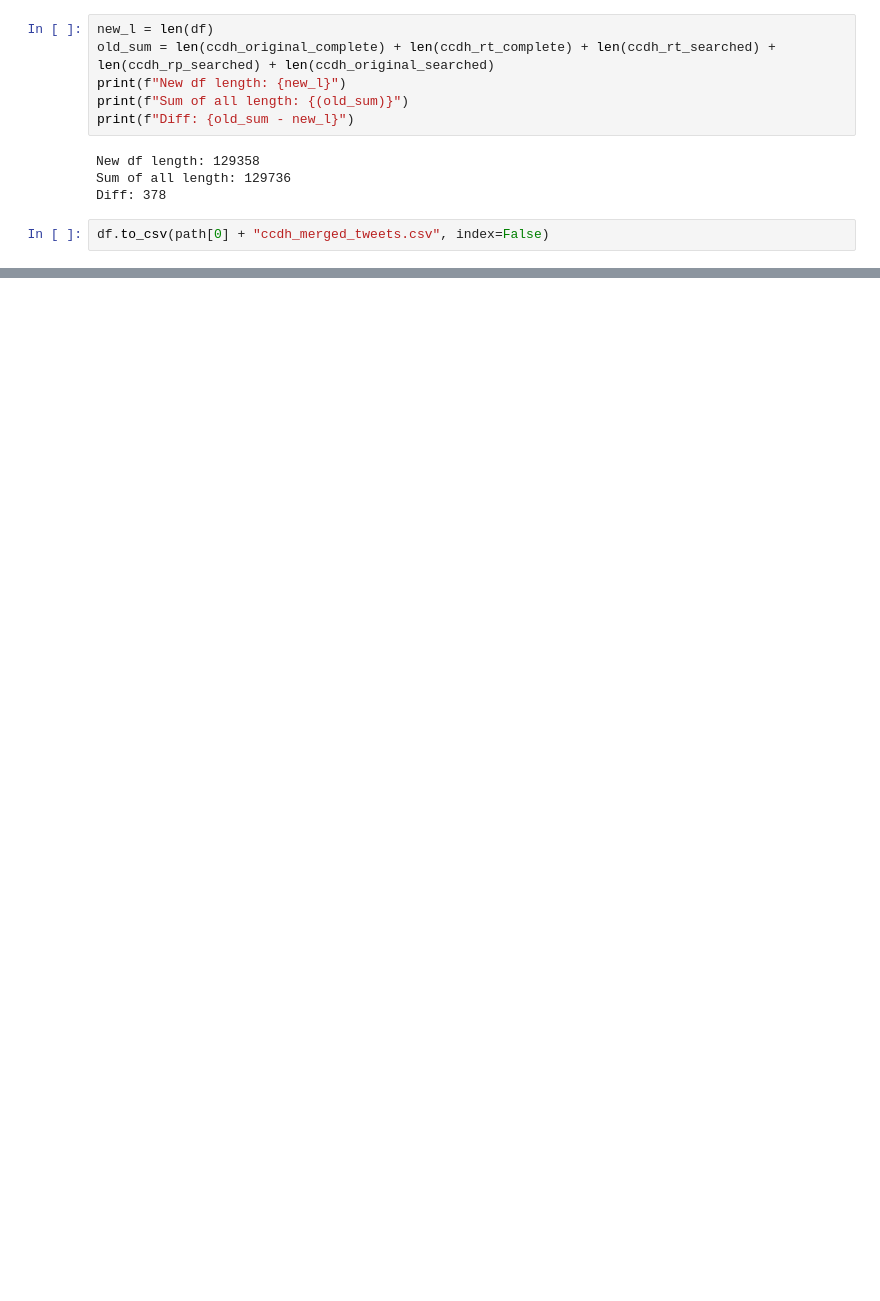
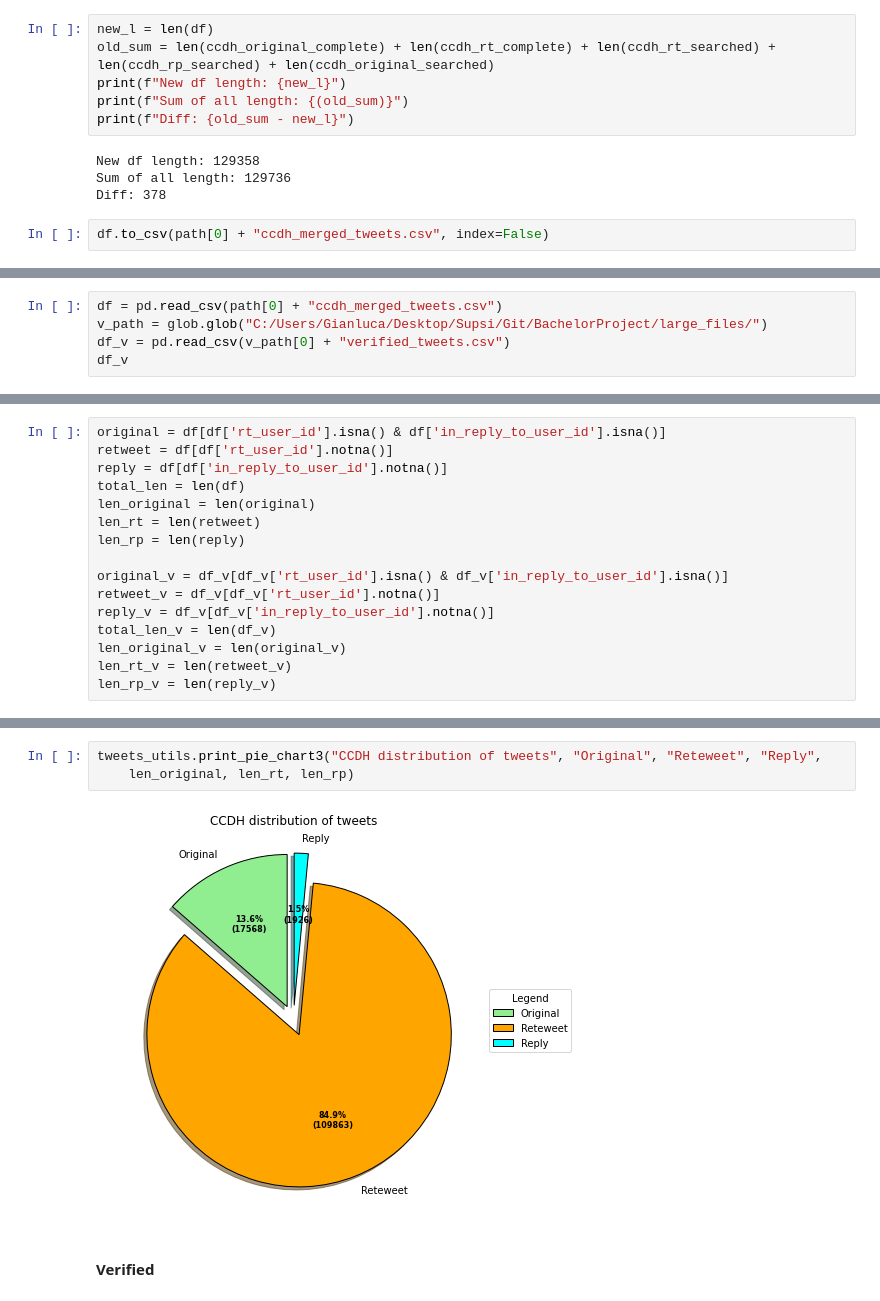
Before and after one commit to gi-ux/BachelorProject, a Jupyter notebook: notebook/Verified_Disinform.ipynb, the cells around one changed output, grey strips where cells are left out. Cells and saved outputs as stored; diff of their text form; blank space fills up the shorter version.

Commit message:
Plot some info

```diff
--- a/notebook/Verified_Disinform.ipynb
+++ b/notebook/Verified_Disinform.ipynb
@@ -316 +146,6 @@ df.to_csv(path[0] + "ccdh_merged_tweets.csv", index=False)
 <a id="ccdh_behaviour"/>
+# %%
+df = pd.read_csv(path[0] + "ccdh_merged_tweets.csv")
+v_path = glob.glob("C:/Users/Gianluca/Desktop/Supsi/Git/BachelorProject/large_files/")
+df_v = pd.read_csv(v_path[0] + "verified_tweets.csv")
+df_v
@@ -316,0 +166,16 @@ df.to_csv(path[0] + "ccdh_merged_tweets.csv", index=False)
+# %%
+original = df[df['rt_user_id'].isna() & df['in_reply_to_user_id'].isna()]
+retweet = df[df['rt_user_id'].notna()]
+reply = df[df['in_reply_to_user_id'].notna()]
+total_len = len(df)
+len_original = len(original)
+len_rt = len(retweet)
+len_rp = len(reply)
+
+original_v = df_v[df_v['rt_user_id'].isna() & df_v['in_reply_to_user_id'].isna()]
+retweet_v = df_v[df_v['rt_user_id'].notna()]
+reply_v = df_v[df_v['in_reply_to_user_id'].notna()]
+total_len_v = len(df_v)
+len_original_v = len(original_v)
+len_rt_v = len(retweet_v)
+len_rp_v = len(reply_v)
@@ -316,0 +195,7 @@ df.to_csv(path[0] + "ccdh_merged_tweets.csv", index=False)
+# %%
+tweets_utils.print_pie_chart3("CCDH distribution of tweets", "Original", "Reteweet", "Reply",
+    len_original, len_rt, len_rp)
+# %% [output]
+[figure, added]
+# %% [markdown]
+#### Verified
```
Also changed, not shown: parts of 34 cells of this notebook, 1 other file.
